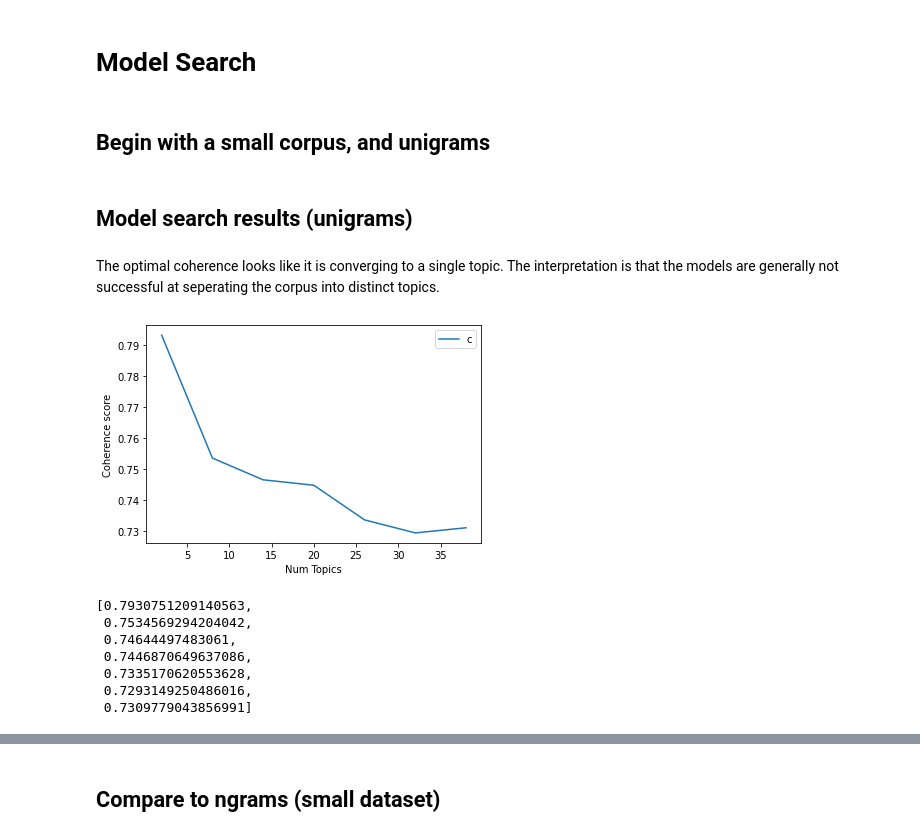
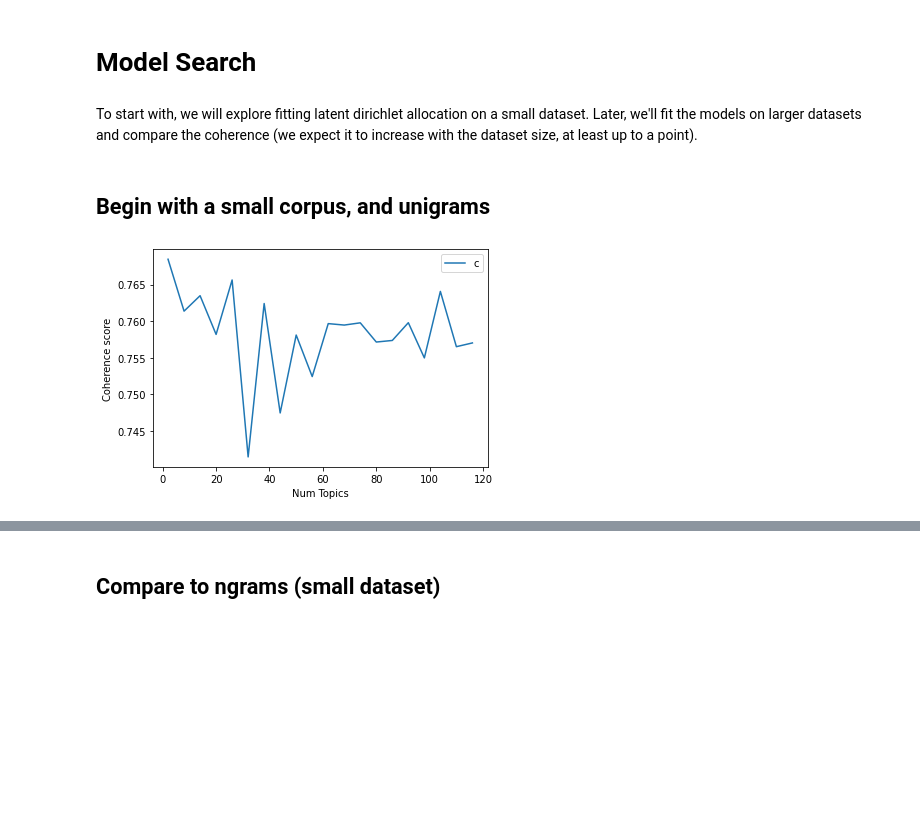
Before and after one commit to sanjibg01/CS410-project-team-trailblazers, a Jupyter notebook: topic_modeling.ipynb, the cells around one changed output, grey strips where cells are left out. Drawn from its saved outputs; the diff is of its cells as text; code cells hidden in the pictures; blank space fills up the shorter version.

```diff
--- a/topic_modeling.ipynb
+++ b/topic_modeling.ipynb
@@ -17,28 +29,18 @@ scipy.sparse.sparsetools is a private module for scipy.sparse, and should not be
 # %% [markdown]
 # Model Search
+# %% [markdown]
+To start with, we will explore fitting latent dirichlet allocation on a small dataset. Later, we'll fit the models on larger datasets and compare the coherence (we expect it to increase with the dataset size, at least up to a point).
 # %% [markdown]
 ## Begin with a small corpus, and unigrams
 # %%
 mod = TopicModeler('preprocessed_input/preprocessed_input_10k_unigrams.json')
 mod.set_texts()
 mod.set_dictionary()
 mod.set_corpus()
 
-start = 2; stop = 40; step = 6
+start = 2; stop = 120; step = 6
 model_list, coherence_values = mod.optimal_model_search(start, stop, step)
+
+mod.plot_model_search_results(coherence_values, start, stop, step)
+# %% [output]
+[figure, added]
-# %% [markdown]
-## Model search results (unigrams)
-# %% [markdown]
-The optimal coherence looks like it is converging to a single topic. The interpretation is that the models are generally not successful at seperating the corpus into distinct topics.
-# %%
-mod.plot_model_search_results(coherence_values, start, stop, step)
-coherence_values
-# %% [output]
-[figure, removed]
-[0.7930751209140563,
- 0.7534569294204042,
- 0.74644497483061,
- 0.7446870649637086,
- 0.7335170620553628,
- 0.7293149250486016,
- 0.7309779043856991]
```
Also changed, not shown: parts of 26 cells of this notebook, 1 other file.
